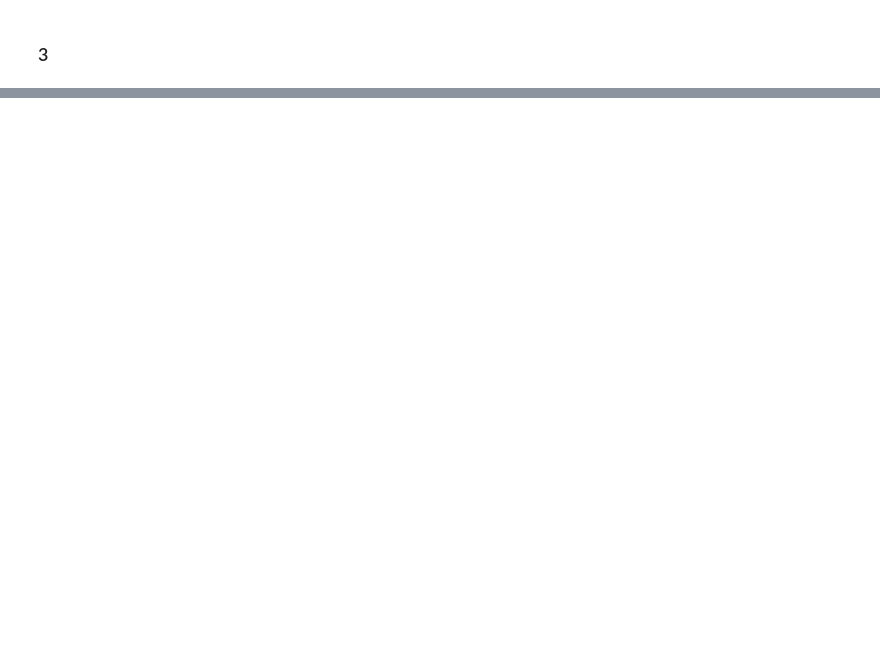
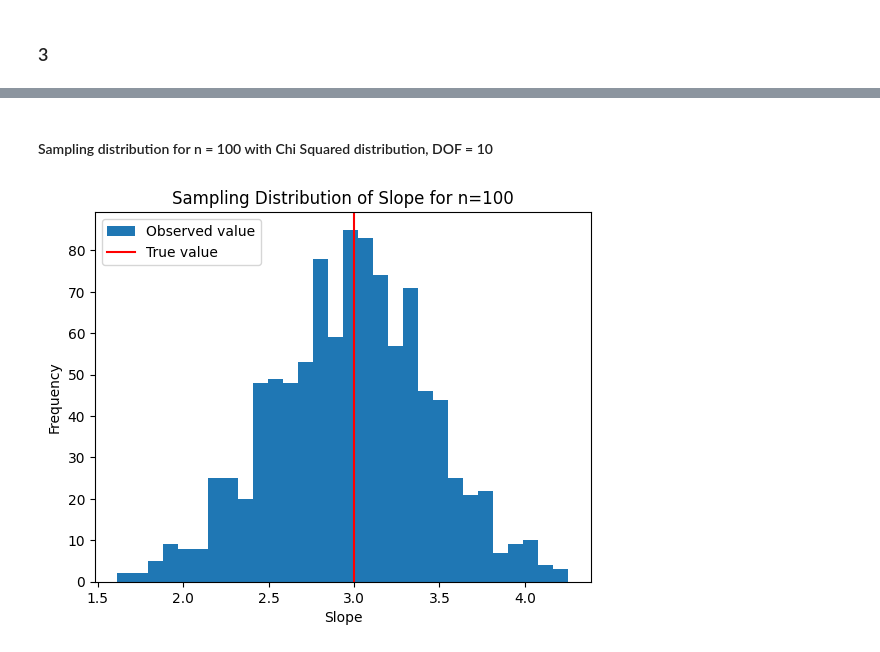
Before and after one commit to madhukar01/stats_exercise, a Jupyter notebook: ex01/solution.ipynb, the cells around one changed output, grey strips where cells are left out. Saved outputs shown, nothing was run; the diff lists cells and outputs as text; code cells hidden in the pictures; blank space fills up the shorter version.

```diff
--- a/ex01/solution.ipynb
+++ b/ex01/solution.ipynb
@@ -167,0 +377,12 @@ Dataset 2:
+# %% [markdown]
+#### Sampling distribution for n = 100 with Chi Squared distribution, DOF = 10
+# %%
+plot_sampling_distribution_chi_squared_error(
+    x=(0, 2),
+    beta_zero=5,
+    beta_one=3,
+    dof=10,
+    size=100,
+    samples=1000)
+# %% [output]
+[figure, added]
```
Also changed, not shown: parts of 27 cells of this notebook.
